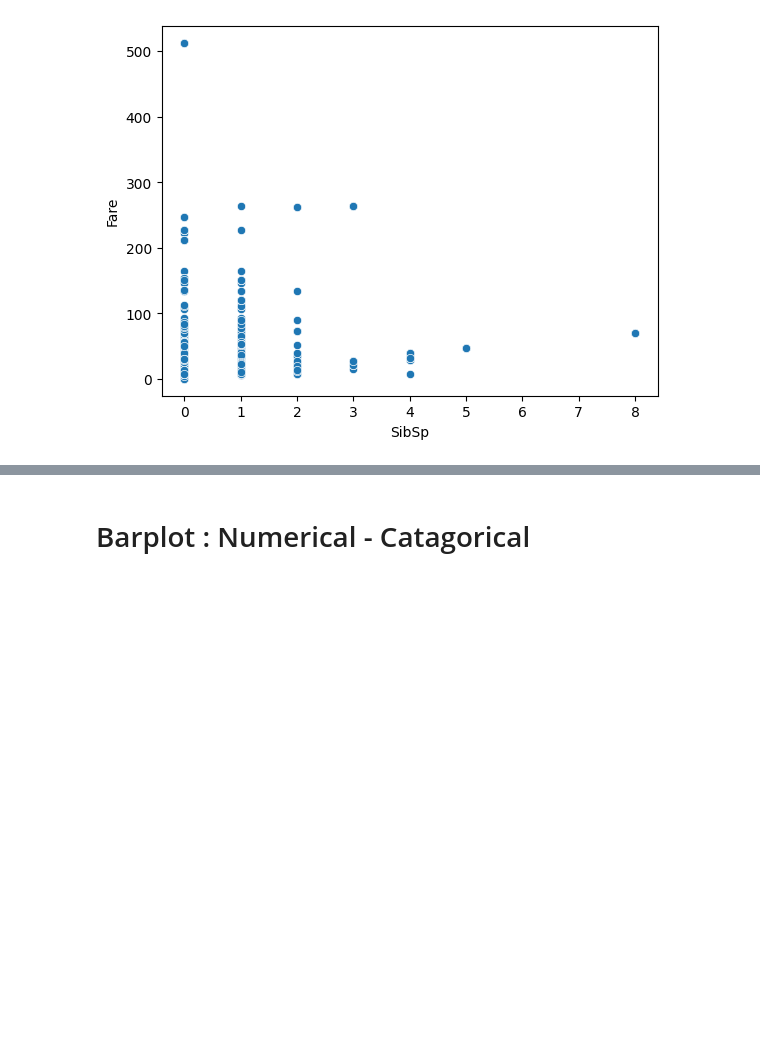
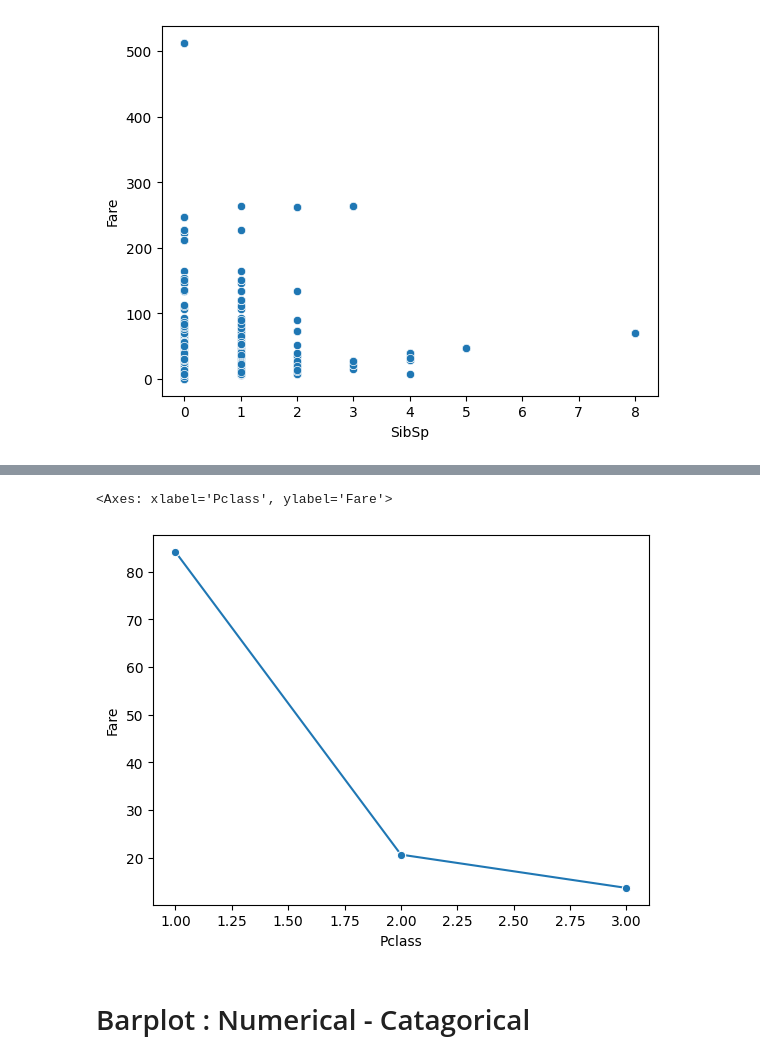
Before and after one commit to rohit-447/My_Learnings, a Jupyter notebook: ml/EDA/Multivarient_analysis.ipynb, the cells around one changed output, grey strips where cells are left out. Drawn from its saved outputs; the diff is of its cells as text; code cells hidden in the pictures; blank space fills up the shorter version.

```diff
--- a/ml/EDA/Multivarient_analysis.ipynb
+++ b/ml/EDA/Multivarient_analysis.ipynb
@@ -49,2 +63,8 @@ sns.scatterplot(x='SibSp', y='Fare', data=df)
+# %%
+avg_fare_by_class = df.groupby('Pclass')['Fare'].mean().reset_index()
+sns.lineplot(data=avg_fare_by_class, x='Pclass', y='Fare', marker='o')
+# %% [output]
+<Axes: xlabel='Pclass', ylabel='Fare'>
+[figure, added]
 # %% [markdown]
 # Barplot : Numerical - Catagorical
```
Also changed, not shown: parts of 25 cells of this notebook.
